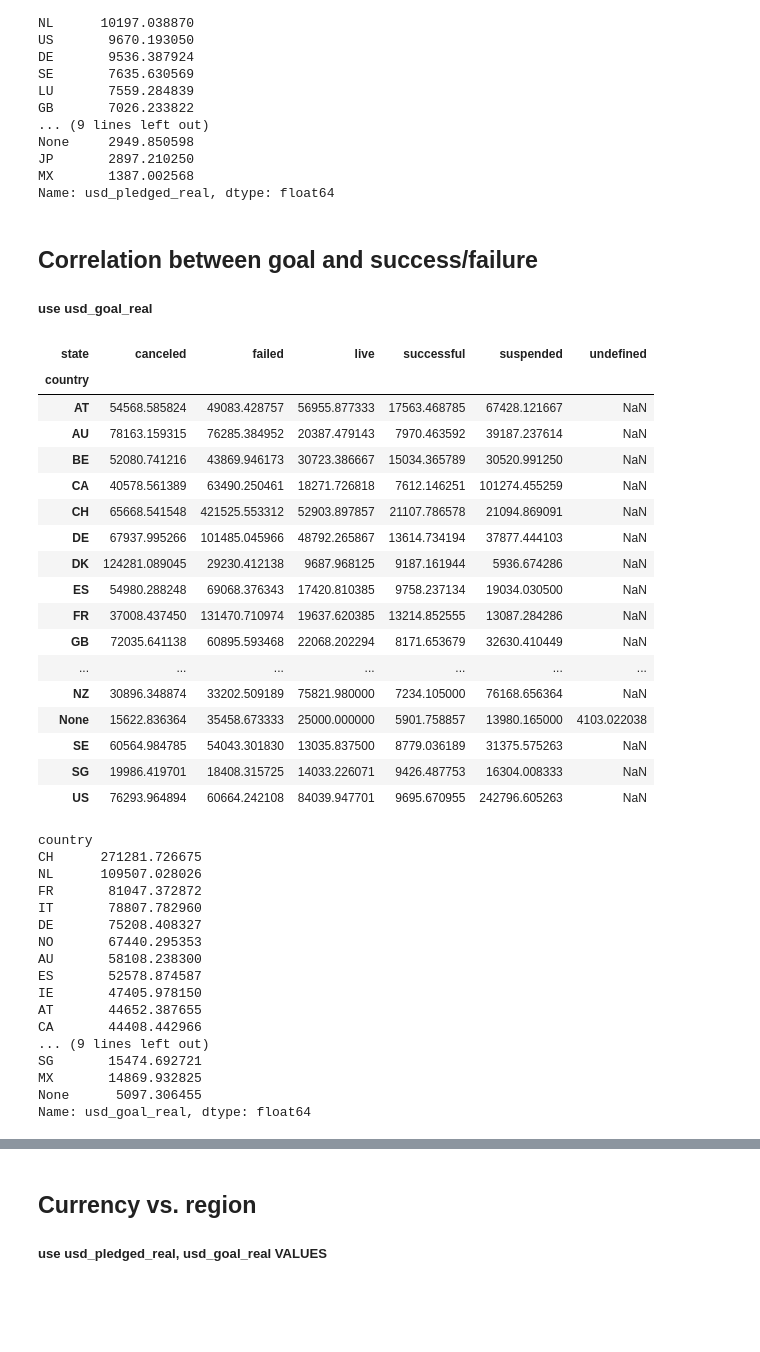
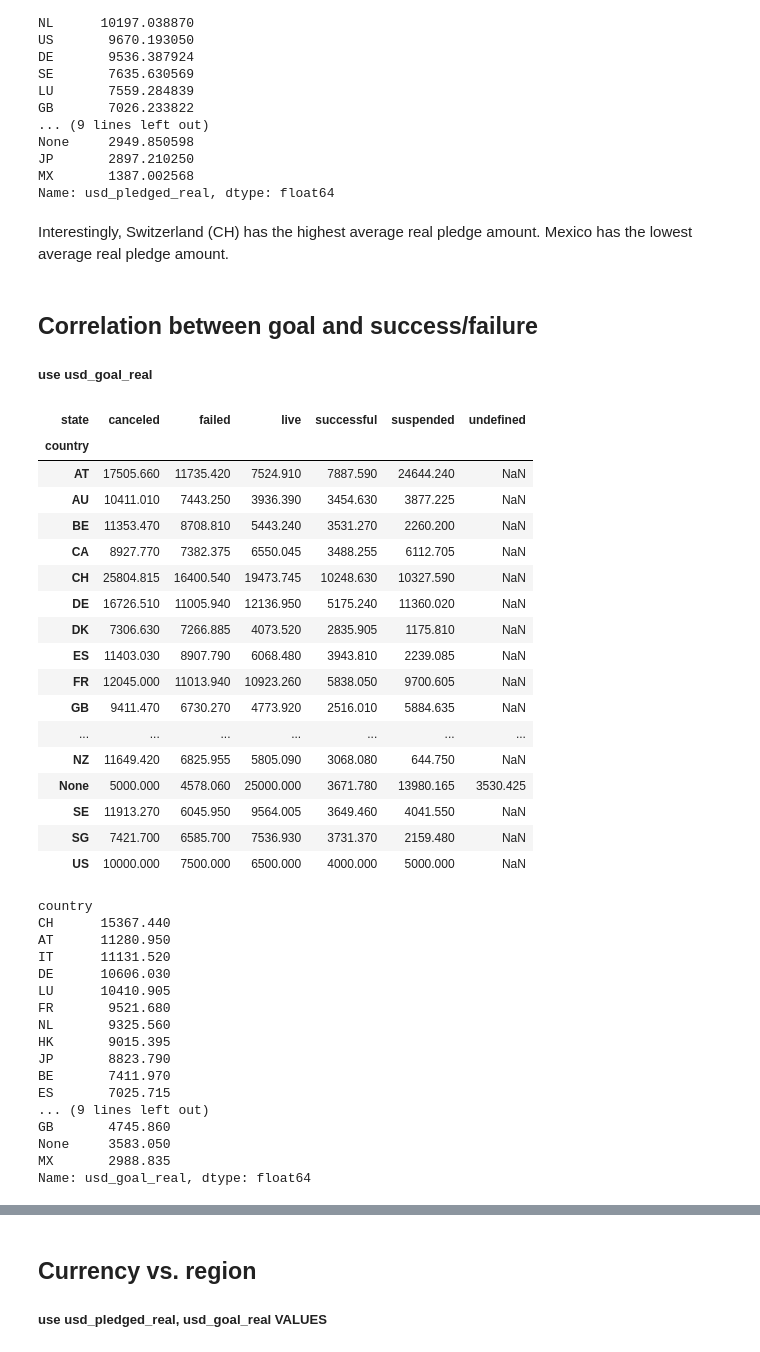
Before and after one commit to hannah-ross/dataforgood, a Jupyter notebook: Stats131_FinalProject_Paulina_updated.ipynb, the cells around one changed output, grey strips where cells are left out. Cells and saved outputs as stored; diff of their text form; code cells hidden in the pictures; blank space fills up the shorter version.

```diff
--- a/Stats131_FinalProject_Paulina_updated.ipynb
+++ b/Stats131_FinalProject_Paulina_updated.ipynb
@@ -222,50 +184,53 @@ None     2949.850598
 JP       2897.210250
 MX       1387.002568
 Name: usd_pledged_real, dtype: float64
+# %% [markdown]
+Interestingly, Switzerland (CH) has the highest average real pledge amount.
+Mexico has the lowest average real pledge amount.
 # %% [markdown]
 ## Correlation between goal and success/failure
 ##### use usd_goal_real
 # %%
-# average amount that was raised for each state per country
-ks.groupby(['country','state']).usd_goal_real.mean().unstack()
+## Average goal for kickstarter within each state per country
+ks.groupby(['country','state']).usd_goal_real.median().unstack()
 # %% [output]
 | state | canceled | failed | live | successful | suspended | undefined |
 | country |  |  |  |  |  |  |
-| AT | 54568.585824 | 49083.428757 | 56955.877333 | 17563.468785 | 67428.121667 | NaN |
-| AU | 78163.159315 | 76285.384952 | 20387.479143 | 7970.463592 | 39187.237614 | NaN |
-| BE | 52080.741216 | 43869.946173 | 30723.386667 | 15034.365789 | 30520.991250 | NaN |
-| CA | 40578.561389 | 63490.250461 | 18271.726818 | 7612.146251 | 101274.455259 | NaN |
-| CH | 65668.541548 | 421525.553312 | 52903.897857 | 21107.786578 | 21094.869091 | NaN |
-| DE | 67937.995266 | 101485.045966 | 48792.265867 | 13614.734194 | 37877.444103 | NaN |
-| DK | 124281.089045 | 29230.412138 | 9687.968125 | 9187.161944 | 5936.674286 | NaN |
-| ES | 54980.288248 | 69068.376343 | 17420.810385 | 9758.237134 | 19034.030500 | NaN |
-| FR | 37008.437450 | 131470.710974 | 19637.620385 | 13214.852555 | 13087.284286 | NaN |
-| GB | 72035.641138 | 60895.593468 | 22068.202294 | 8171.653679 | 32630.410449 | NaN |
+| AT | 17505.660 | 11735.420 | 7524.910 | 7887.590 | 24644.240 | NaN |
+| AU | 10411.010 | 7443.250 | 3936.390 | 3454.630 | 3877.225 | NaN |
+| BE | 11353.470 | 8708.810 | 5443.240 | 3531.270 | 2260.200 | NaN |
+| CA | 8927.770 | 7382.375 | 6550.045 | 3488.255 | 6112.705 | NaN |
+| CH | 25804.815 | 16400.540 | 19473.745 | 10248.630 | 10327.590 | NaN |
+| DE | 16726.510 | 11005.940 | 12136.950 | 5175.240 | 11360.020 | NaN |
+| DK | 7306.630 | 7266.885 | 4073.520 | 2835.905 | 1175.810 | NaN |
+| ES | 11403.030 | 8907.790 | 6068.480 | 3943.810 | 2239.085 | NaN |
+| FR | 12045.000 | 11013.940 | 10923.260 | 5838.050 | 9700.605 | NaN |
+| GB | 9411.470 | 6730.270 | 4773.920 | 2516.010 | 5884.635 | NaN |
 | ... | ... | ... | ... | ... | ... | ... |
-| NZ | 30896.348874 | 33202.509189 | 75821.980000 | 7234.105000 | 76168.656364 | NaN |
-| None | 15622.836364 | 35458.673333 | 25000.000000 | 5901.758857 | 13980.165000 | 4103.022038 |
-| SE | 60564.984785 | 54043.301830 | 13035.837500 | 8779.036189 | 31375.575263 | NaN |
-| SG | 19986.419701 | 18408.315725 | 14033.226071 | 9426.487753 | 16304.008333 | NaN |
-| US | 76293.964894 | 60664.242108 | 84039.947701 | 9695.670955 | 242796.605263 | NaN |
+| NZ | 11649.420 | 6825.955 | 5805.090 | 3068.080 | 644.750 | NaN |
+| None | 5000.000 | 4578.060 | 25000.000 | 3671.780 | 13980.165 | 3530.425 |
+| SE | 11913.270 | 6045.950 | 9564.005 | 3649.460 | 4041.550 | NaN |
+| SG | 7421.700 | 6585.700 | 7536.930 | 3731.370 | 2159.480 | NaN |
+| US | 10000.000 | 7500.000 | 6500.000 | 4000.000 | 5000.000 | NaN |
 # %%
-# average goal for a kickstarter per country
-country_goal_means = ks.groupby(['country']).usd_goal_real.mean().sort_values(ascending=False)
+## Average goal for a kickstarter by country
+country_goal_means = ks.groupby(['country']).usd_goal_real.median().sort_values(ascending=False)
 country_goal_means
 # %% [output]
 country
-CH      271281.726675
-NL      109507.028026
-FR       81047.372872
-IT       78807.782960
-DE       75208.408327
-NO       67440.295353
-AU       58108.238300
-ES       52578.874587
-IE       47405.978150
-AT       44652.387655
-CA       44408.442966
+CH      15367.440
+AT      11280.950
+IT      11131.520
+DE      10606.030
+LU      10410.905
+FR       9521.680
+NL       9325.560
+HK       9015.395
+JP       8823.790
+BE       7411.970
+ES       7025.715
 ... (9 lines left out)
-SG       15474.692721
-MX       14869.932825
-None      5097.306455
+GB       4745.860
+None     3583.050
+MX       2988.835
 Name: usd_goal_real, dtype: float64
```
Also changed, not shown: parts of 46 cells of this notebook.
